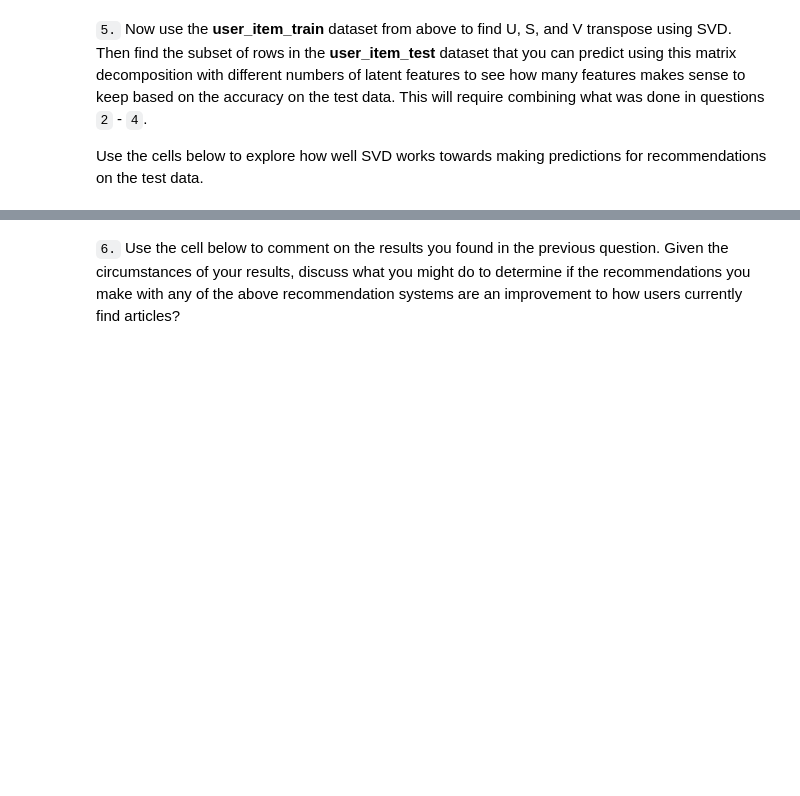
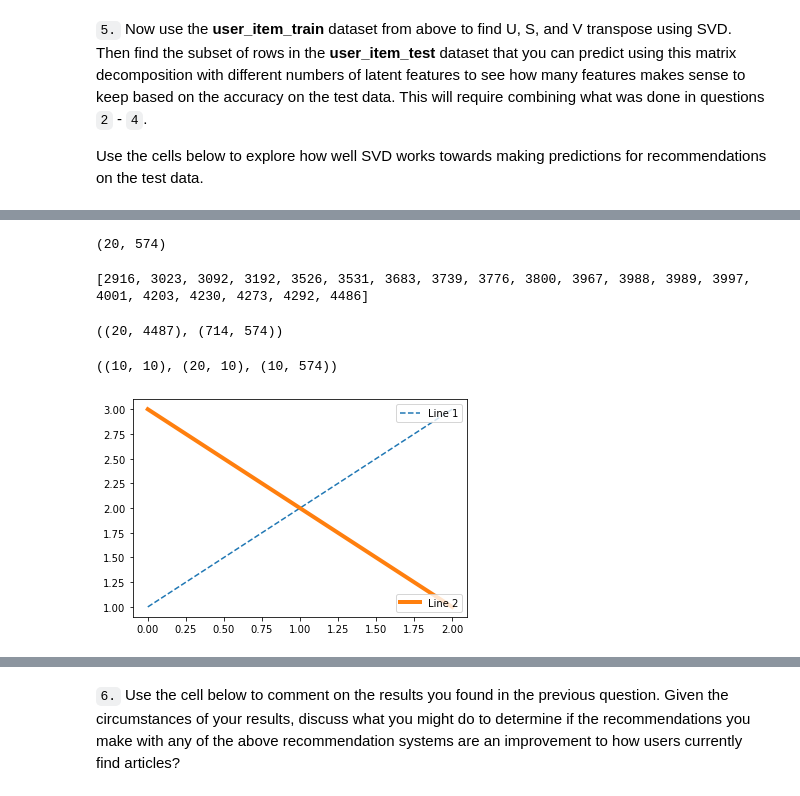
Before and after one commit to SolanaO/Recommendation_Systems, a Jupyter notebook: Recommendations_with_IBM.ipynb, the cells around one changed output, grey strips where cells are left out. Saved outputs shown, nothing was run; the diff lists cells and outputs as text; code cells hidden in the pictures; blank space fills up the shorter version.

```diff
--- a/Recommendations_with_IBM.ipynb
+++ b/Recommendations_with_IBM.ipynb
@@ -1589,0 +1574,26 @@ common_user_ids
+# %%
+# reduce the user_item_test to include only the common user_ids
+user_item_test_red = user_item_test.loc[common_user_ids, test_arts]
+# check the shape of the reduced matrix
+user_item_test_red.shape
+# %% [output]
+(20, 574)
+# %%
+# reset and relabel indices to identify the common user ids
+user_item_train_adj = user_item_train.reset_index()
+# relabel indices to avoid out of range error
+users_common_idx = user_item_train_adj[user_item_train_adj['user_id'].isin(common_user_ids)].index.to_list()
+print(users_common_idx)
+# %% [output]
+[2916, 3023, 3092, 3192, 3526, 3531, 3683, 3739, 3776, 3800, 3967, 3988, 3989, 3997, 4001, 4203, 4230, 4273, 4292, 4486]
+# %%
+# reduce vt to the articles in test set
+vt_test = vt_train[:, user_item_train.columns.isin(test_arts)]
+
+# reduce u to the common user ids - note: need to work with the updated indices
+u_test = u_train[users_common_idx, :]
+
+# check the shapes of the reduced matrices
+u_test.shape, vt_test.shape
+# %% [output]
+((20, 4487), (714, 574))
@@ -1589,0 +1626,23 @@ common_user_ids
+# %%
+# check the matrix shapes for k=10
+s_new_test, u_new_test, vt_new_test = np.diag(s_train[:10]), u_test[:, :10], vt_test[:10, :]
+s_new_train.shape, u_new_test.shape, vt_new_test.shape
+# %% [output]
+((10, 10), (20, 10), (10, 574))
+# %%
+fig, ax = plt.subplots()
+line1, = ax.plot([1, 2, 3], label="Line 1", linestyle='--')
+line2, = ax.plot([3, 2, 1], label="Line 2", linewidth=4)
+
+# Create a legend for the first line.
+first_legend = ax.legend(handles=[line1], loc='upper right')
+
+# Add the legend manually to the Axes.
+ax.add_artist(first_legend)
+
+# Create another legend for the second line.
+ax.legend(handles=[line2], loc='lower right')
+
+plt.show()
+# %% [output]
+[figure, added]
```
Also changed, not shown: parts of 16 cells of this notebook.
